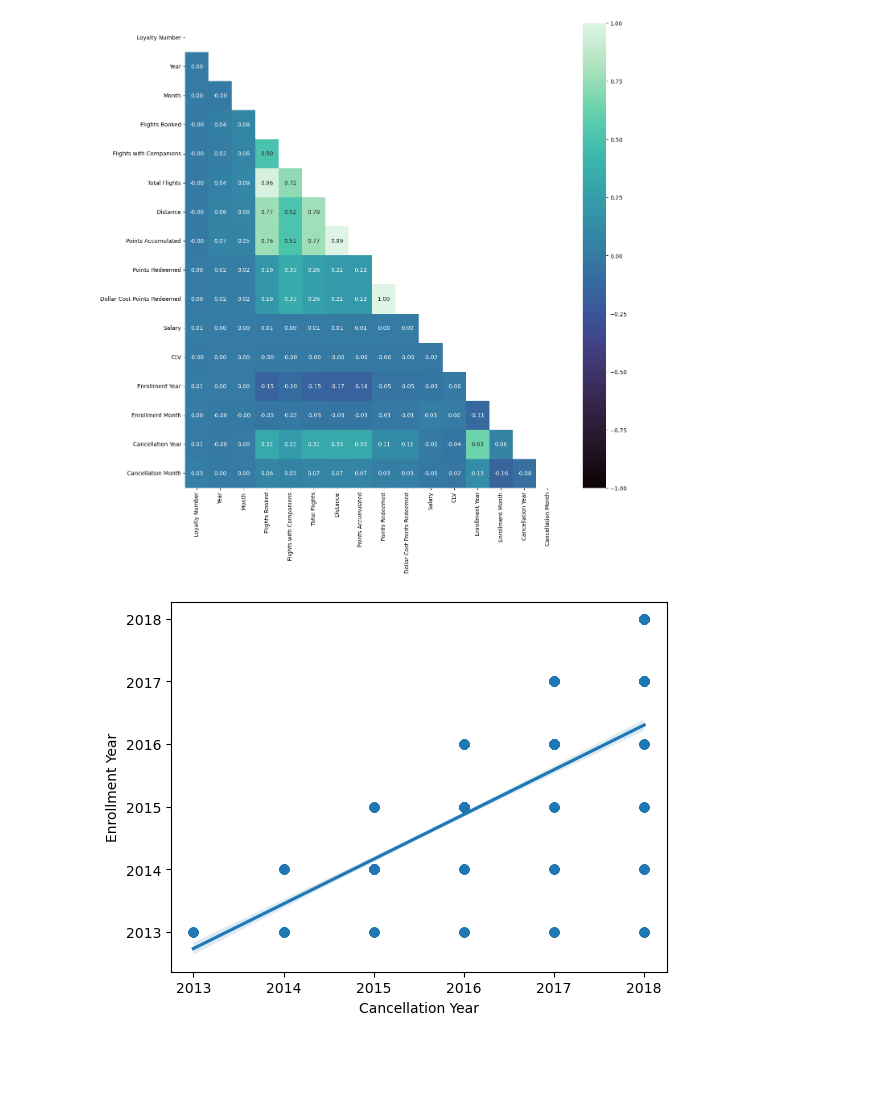
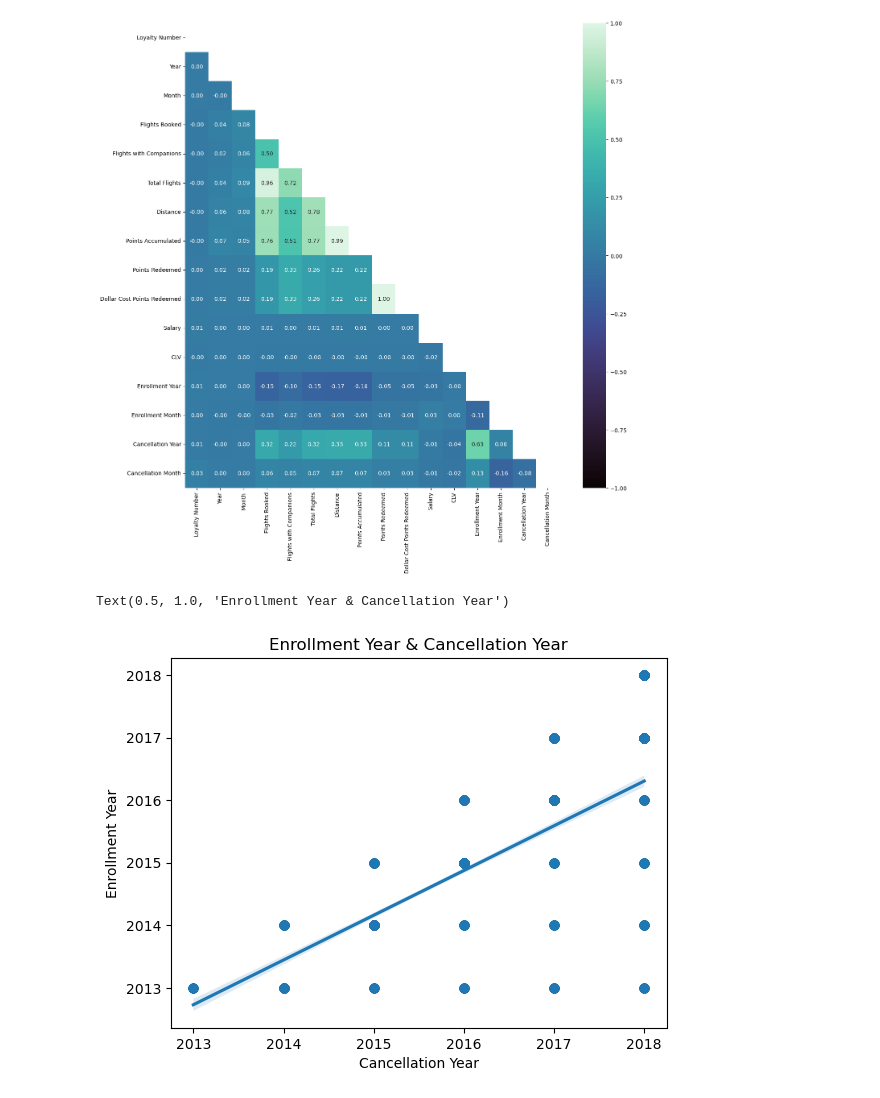
Before and after one commit to Adalab/bda-modulo-3-evaluacion-final-CibiPB, a Jupyter notebook: Notebooks/3. Data Analysis.ipynb, the cells around one changed output. Drawn from its saved outputs; the diff is of its cells as text; code cells hidden in the pictures; blank space fills up the shorter version.

```diff
--- a/Notebooks/3. Data Analysis.ipynb
+++ b/Notebooks/3. Data Analysis.ipynb
@@ -36,6 +36,7 @@ sns.heatmap(df_corr,
 [figure]
 # %%
 sns.regplot(data=df_loyalty, y='Enrollment Year', x='Cancellation Year')
-plt.title = 'Enrollment Year & Cancellation Year'
+plt.title('Enrollment Year & Cancellation Year')
 # %% [output]
+Text(0.5, 1.0, 'Enrollment Year & Cancellation Year')
-[figure, old version]
+[figure, new version]
```
Also changed, not shown: parts of 7 cells of this notebook, 1 other file.
